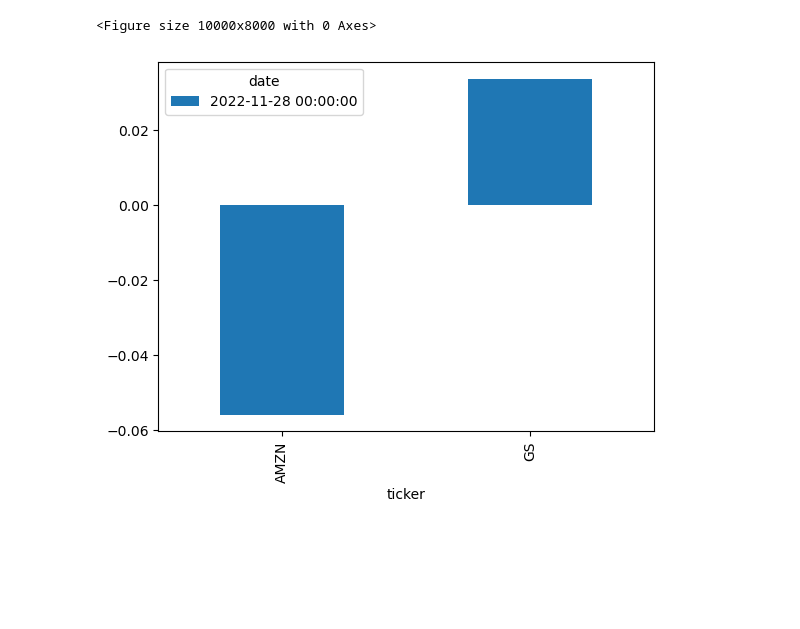
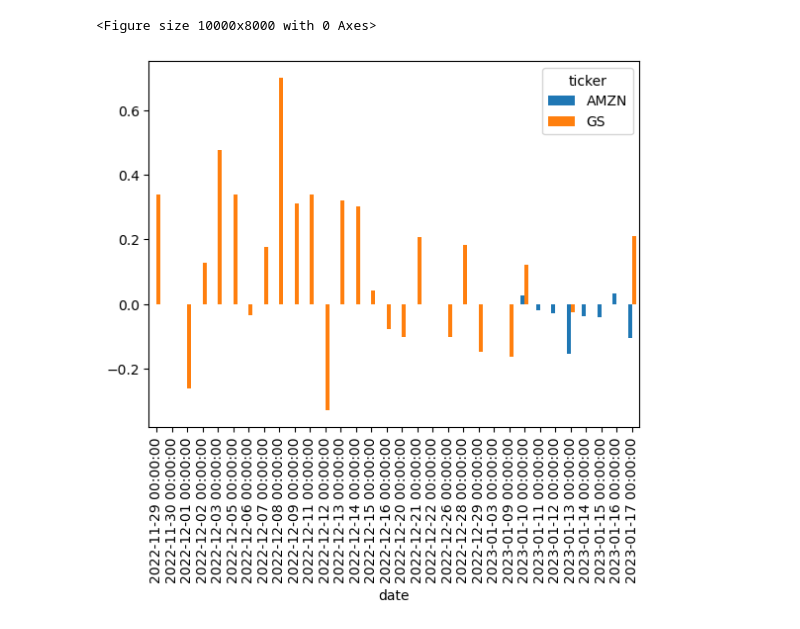
Before and after one commit to msjopyho/SentimentStockAnalysis, a Jupyter notebook: SentimentStocksAnalysisPlayground.ipynb, the cells around one changed output. Saved outputs shown, nothing was run; the diff lists cells and outputs as text; code cells hidden in the pictures; blank space fills up the shorter version.

```diff
--- a/SentimentStocksAnalysisPlayground.ipynb
+++ b/SentimentStocksAnalysisPlayground.ipynb
@@ -48,5 +44,5 @@ data.iloc[2][0]
 # %%
-data=data.reset_index(drop=True)
+data=df.reset_index(drop=True)
 # %%
 data
 # %% [output]
@@ -69,15 +69,15 @@ for i, row in data.iterrows():
     title = data['title'].iloc[i]
     ticker = data['ticker'].iloc[i]
     date_data = data.iloc[i][0].split(' ')
-    if len(date_data) == 1:
-        time = date_data[0]
-    else:
+    if len(date_data) == 2:
         date = date_data[0]
         time = date_data[1]
+    else:
+        time = date_data[0]
 
     parsed_data.append([time, title, date, ticker])
 
-clean_df = pd.DataFrame(parsed_data, columns=['time', 'ticker', 'date', 'title'])
+clean_df = pd.DataFrame(parsed_data, columns=['time', 'title', 'date', 'ticker'])
 # %%
 clean_df
 # %% [output]
@@ -97,6 +97,9 @@ clean_df
 # %%
-clean_df.to_csv('clean_data.csv', index=False)
-data=clean_df
+clean_df.to_csv('clean_data.csv', index=False) #didn't remake csv
+data=pd.read_csv('clean_data.csv')
+# %%
+data #not sure why title and ticker changed
+data.drop(index=data.index[0], axis=0, inplace=True)
 # %%
 # """apply sentiment analysis"""
 from nltk.sentiment.vader import SentimentIntensityAnalyzer
@@ -129,10 +128,10 @@ data['compound'].iloc[5]
 # %%
 import matplotlib.pyplot as plt
 plt.figure(figsize=(100,80))
 mean_df = data.groupby(['ticker', 'date']).mean().unstack()
-mean_df = mean_df.xs('compound', axis="columns")
+mean_df = mean_df.xs('compound', axis="columns").transpose()
 mean_df.plot(kind='bar')
 plt.show()
 # %% [output]
 <Figure size 10000x8000 with 0 Axes>
-[figure, old version]
+[figure, new version]
```
Also changed, not shown: parts of 7 cells of this notebook.
